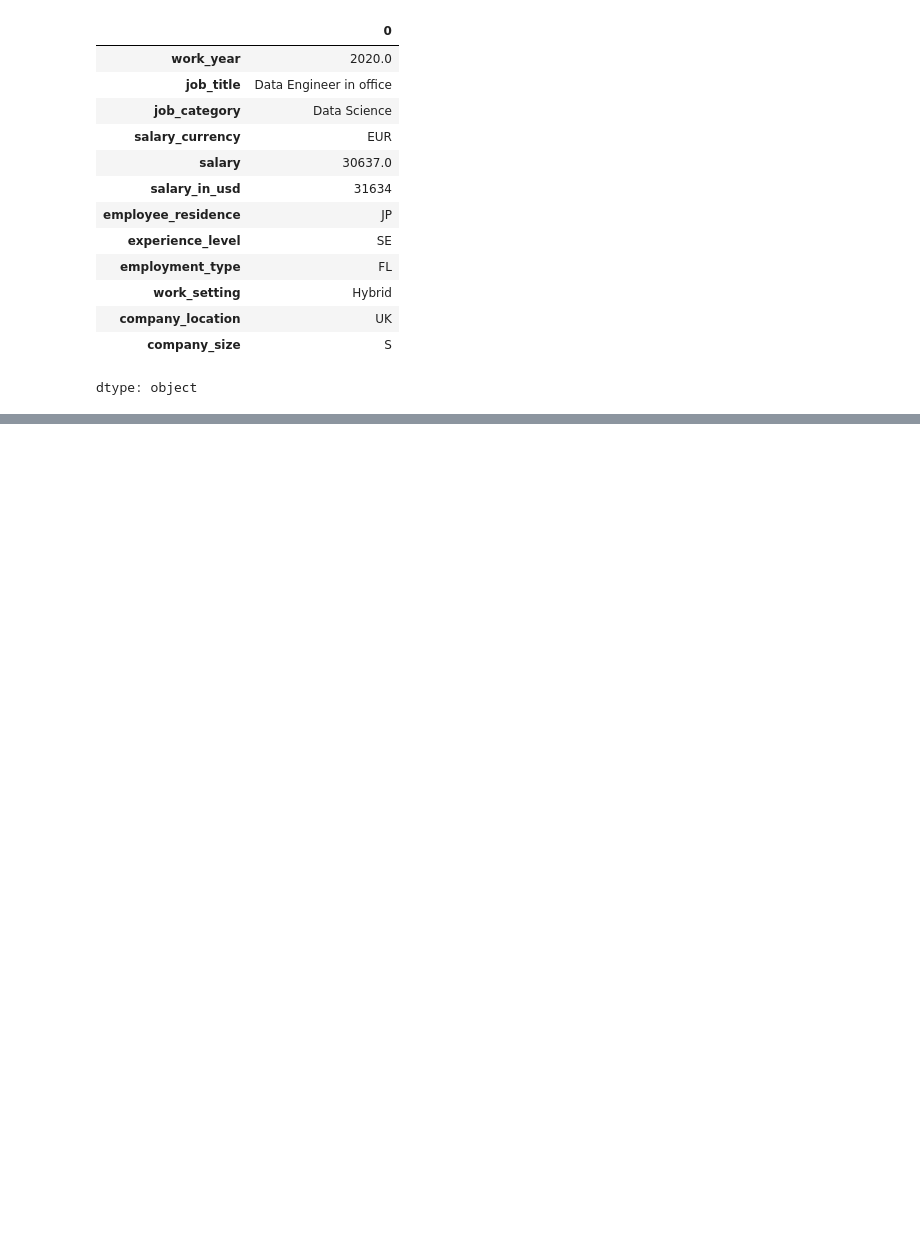
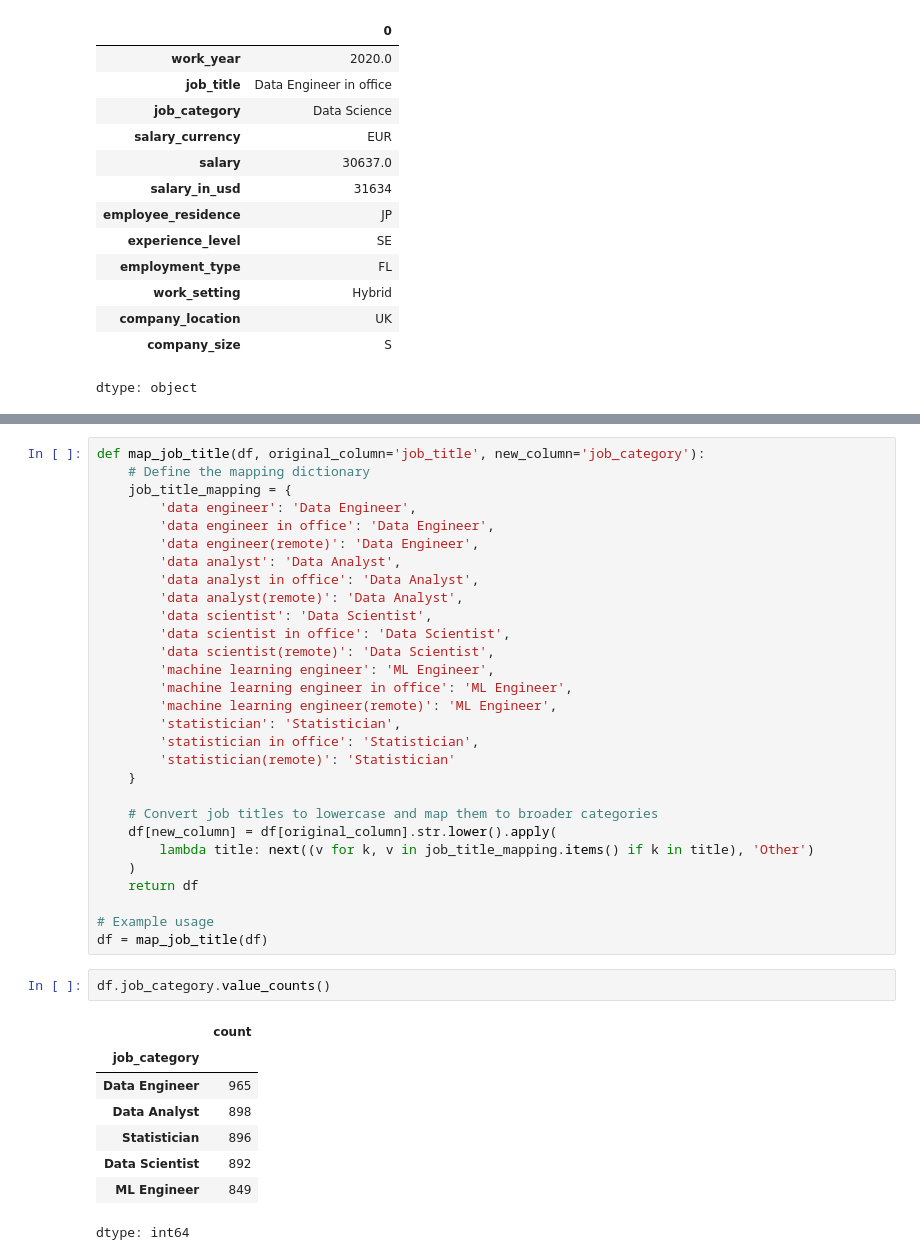
Before and after one commit to ArushiG11/Data-Science-Job-Analysis, a Jupyter notebook: Data_Science_Job_Analysis.ipynb, the cells around one changed output, grey strips where cells are left out. Saved outputs shown, nothing was run; the diff lists cells and outputs as text; blank space fills up the shorter version.

```diff
--- a/Data_Science_Job_Analysis.ipynb
+++ b/Data_Science_Job_Analysis.ipynb
@@ -190,0 +191,40 @@ dtype: object
+# %%
+def map_job_title(df, original_column='job_title', new_column='job_category'):
+    # Define the mapping dictionary
+    job_title_mapping = {
+        'data engineer': 'Data Engineer',
+        'data engineer in office': 'Data Engineer',
+        'data engineer(remote)': 'Data Engineer',
+        'data analyst': 'Data Analyst',
+        'data analyst in office': 'Data Analyst',
+        'data analyst(remote)': 'Data Analyst',
+        'data scientist': 'Data Scientist',
+        'data scientist in office': 'Data Scientist',
+        'data scientist(remote)': 'Data Scientist',
+        'machine learning engineer': 'ML Engineer',
+        'machine learning engineer in office': 'ML Engineer',
+        'machine learning engineer(remote)': 'ML Engineer',
+        'statistician': 'Statistician',
+        'statistician in office': 'Statistician',
+        'statistician(remote)': 'Statistician'
+    }
+
+    # Convert job titles to lowercase and map them to broader categories
+    df[new_column] = df[original_column].str.lower().apply(
+        lambda title: next((v for k, v in job_title_mapping.items() if k in title), 'Other')
+    )
+    return df
+
+# Example usage
+df = map_job_title(df)
+# %%
+df.job_category.value_counts()
+# %% [output]
+|  | count |
+| job_category |  |
+| Data Engineer | 965 |
+| Data Analyst | 898 |
+| Statistician | 896 |
+| Data Scientist | 892 |
+| ML Engineer | 849 |
+dtype: int64
```
Also changed, not shown: parts of 9 cells of this notebook.
